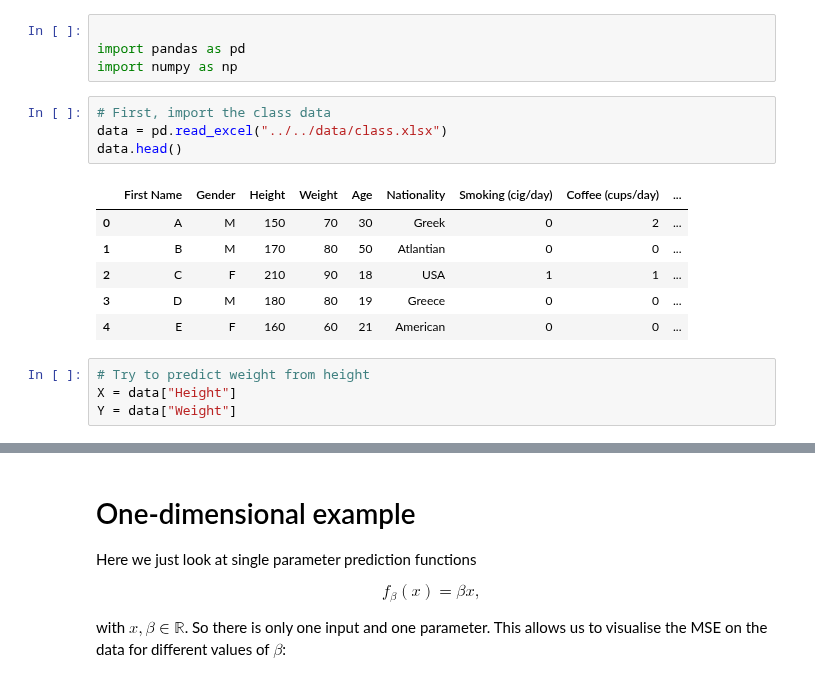
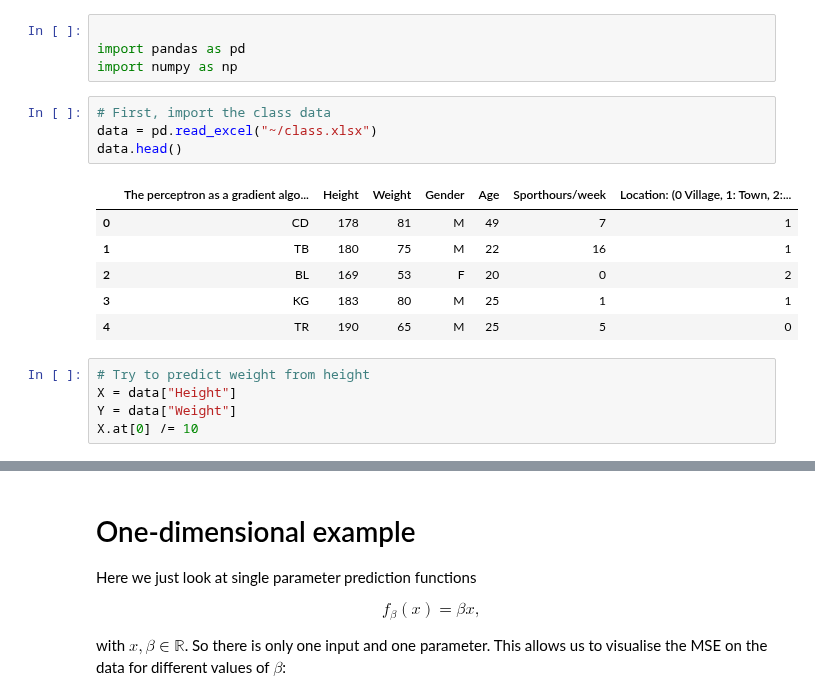
Before and after one commit to olethrosdc/machine-learning-neuch, a Jupyter notebook: BSc/src/Regression/ClassRegression.ipynb, the cells around one changed output, grey strips where cells are left out. Saved outputs shown, nothing was run; the diff lists cells and outputs as text.

```diff
--- a/BSc/src/Regression/ClassRegression.ipynb
+++ b/BSc/src/Regression/ClassRegression.ipynb
@@ -4,19 +4,20 @@ import pandas as pd
 import numpy as np
 # %%
 # First, import the class data
-data = pd.read_excel("../../data/class.xlsx")
+data = pd.read_excel("~/class.xlsx")
 data.head()
 # %% [output]
-|  | First Name | Gender | Height | Weight | Age | Nationality | Smoking (cig/day) | Coffee (cups/day) | ... |
-| 0 | A | M | 150 | 70 | 30 | Greek | 0 | 2 | ... |
-| 1 | B | M | 170 | 80 | 50 | Atlantian | 0 | 0 | ... |
-| 2 | C | F | 210 | 90 | 18 | USA | 1 | 1 | ... |
-| 3 | D | M | 180 | 80 | 19 | Greece | 0 | 0 | ... |
-| 4 | E | F | 160 | 60 | 21 | American | 0 | 0 | ... |
+|  | The perceptron as a gradient algo... | Height | Weight | Gender | Age | Sporthours/week | Location: (0 Village, 1: Town, 2:... |
+| 0 | CD | 178 | 81 | M | 49 | 7 | 1 |
+| 1 | TB | 180 | 75 | M | 22 | 16 | 1 |
+| 2 | BL | 169 | 53 | F | 20 | 0 | 2 |
+| 3 | KG | 183 | 80 | M | 25 | 1 | 1 |
+| 4 | TR | 190 | 65 | M | 25 | 5 | 0 |
 # %%
 # Try to predict weight from height
 X = data["Height"]
 Y = data["Weight"]
+X.at[0] /= 10
 # %%
 import matplotlib.pyplot as plt
 plt.scatter(X, Y)
```
Also changed, not shown: parts of 10 cells of this notebook, 3 other files.
